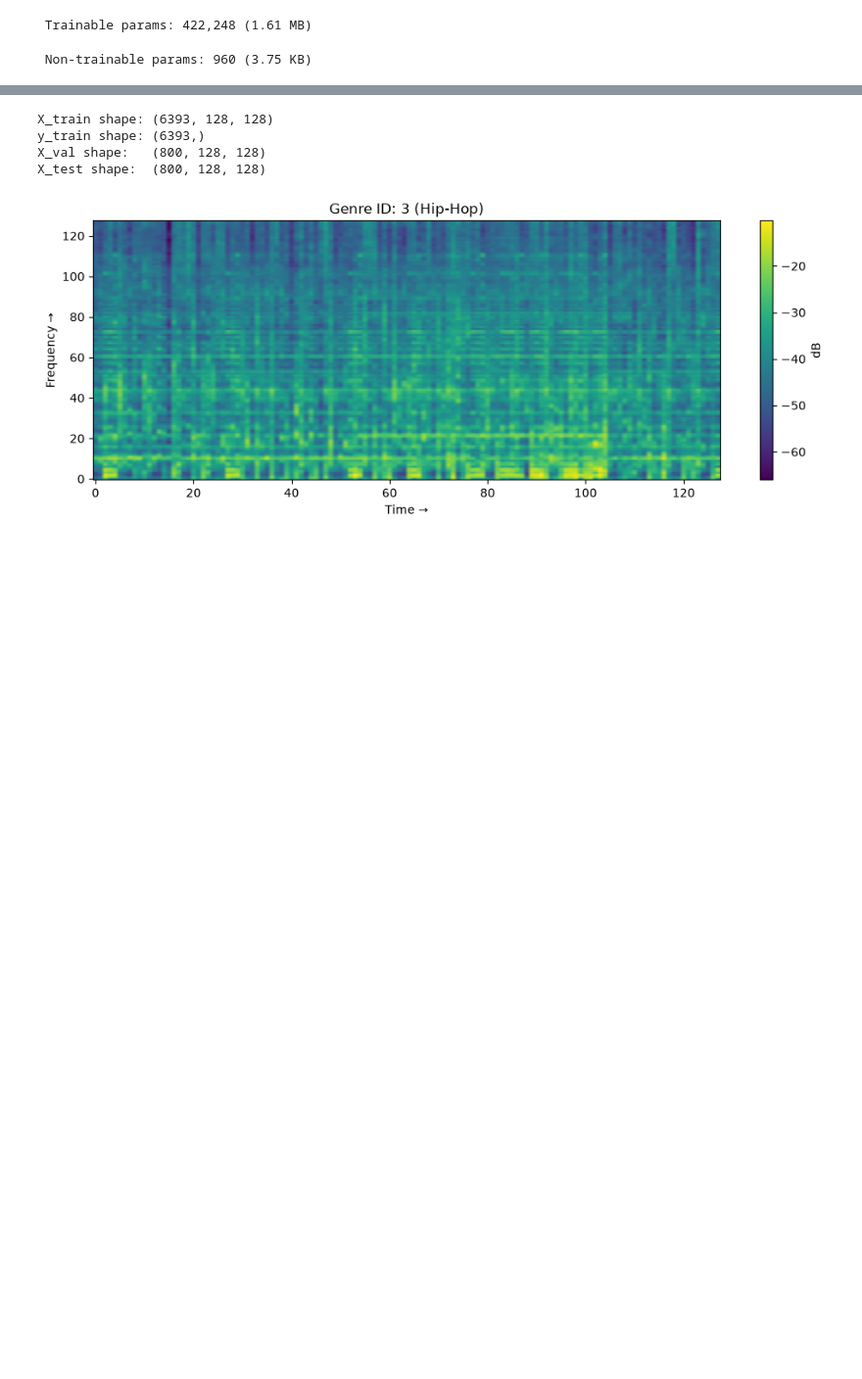
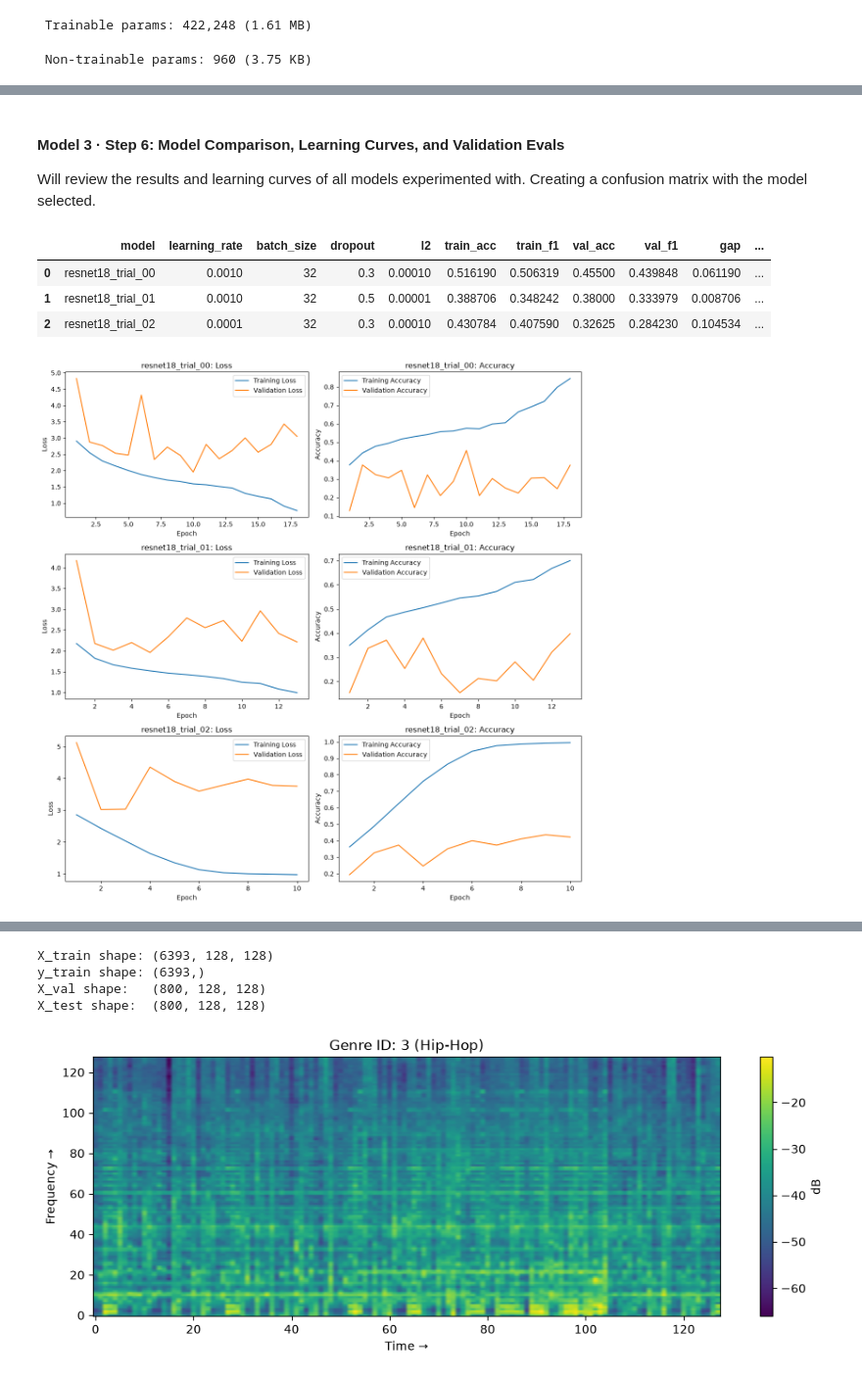
Before and after one commit to cyrustaba/datasci-207-final-project, a Jupyter notebook: notebooks/DataSci207_Project_Genre_Classification.ipynb, the cells around one changed output, grey strips where cells are left out. Shown at 98% size. Saved outputs shown, nothing was run; the diff lists cells and outputs as text; code cells hidden in the pictures; blank space fills up the shorter version.

Commit message:
Merged CNN-ResNet18 (Matthew) Model

```diff
--- a/notebooks/DataSci207_Project_Genre_Classification.ipynb
+++ b/notebooks/DataSci207_Project_Genre_Classification.ipynb
@@ -1829,0 +1982,12 @@ International       0.51      0.71      0.59       100
+# %%
+def score(model, dataset, y):
+    """Return accuracy, macro-F1, and predicted labels for one split"""
+    y_pred = model.predict(dataset, verbose=0).argmax(axis=1)
+    accuracy = accuracy_score(y, y_pred)
+    macro_f1 = f1_score(
+        y, y_pred,
+        labels=list(range(N_CLASSES)),
+        average='macro',
+        zero_division=0
+    )
+    return {'acc': accuracy, 'f1': macro_f1}, y_pred
@@ -1829,0 +2300,36 @@ International       0.51      0.71      0.59       100
+# %% [markdown]
+#### Model 3 · Step 6: Model Comparison, Learning Curves, and Validation Evals
+Will review the results and learning curves of all models experimented with. Creating a confusion matrix with the model selected.
+# %%
+# Create a comparison table to review the results of all experiments
+resnet_comparison = pd.DataFrame(resnet_results).sort_values('val_f1', ascending=False).reset_index(drop=True)
+display(resnet_comparison)
+
+# Plot the training and validation curves for each experiment
+fig, axes = plt.subplots(len(resnet_histories), 2, figsize=(12, 4 * len(resnet_histories)))
+if len(resnet_histories) == 1:
+    axes = np.expand_dims(axes, axis=0)
+
+for row, (name, hist) in enumerate(resnet_histories.items()):
+    axes[row, 0].plot(hist['epoch'], hist['loss'], label='Training Loss')
+    axes[row, 0].plot(hist['epoch'], hist['val_loss'], label='Validation Loss')
+    axes[row, 0].set_title(f'{name}: Loss')
+    axes[row, 0].set_xlabel('Epoch')
+    axes[row, 0].set_ylabel('Loss')
+    axes[row, 0].legend()
+
+    axes[row, 1].plot(hist['epoch'], hist['accuracy'], label='Training Accuracy')
+    axes[row, 1].plot(hist['epoch'], hist['val_accuracy'], label='Validation Accuracy')
+    axes[row, 1].set_title(f'{name}: Accuracy')
+    axes[row, 1].set_xlabel('Epoch')
+    axes[row, 1].set_ylabel('Accuracy')
+    axes[row, 1].legend()
+
+plt.tight_layout()
+plt.show()
+# %% [output]
+|  | model | learning_rate | batch_size | dropout | l2 | train_acc | train_f1 | val_acc | val_f1 | gap | ... |
+| 0 | resnet18_trial_00 | 0.0010 | 32 | 0.3 | 0.00010 | 0.516190 | 0.506319 | 0.45500 | 0.439848 | 0.061190 | ... |
+| 1 | resnet18_trial_01 | 0.0010 | 32 | 0.5 | 0.00001 | 0.388706 | 0.348242 | 0.38000 | 0.333979 | 0.008706 | ... |
+| 2 | resnet18_trial_02 | 0.0001 | 32 | 0.3 | 0.00010 | 0.430784 | 0.407590 | 0.32625 | 0.284230 | 0.104534 | ... |
+[figure, added]
```
Also changed, not shown: parts of 29 cells of this notebook.
